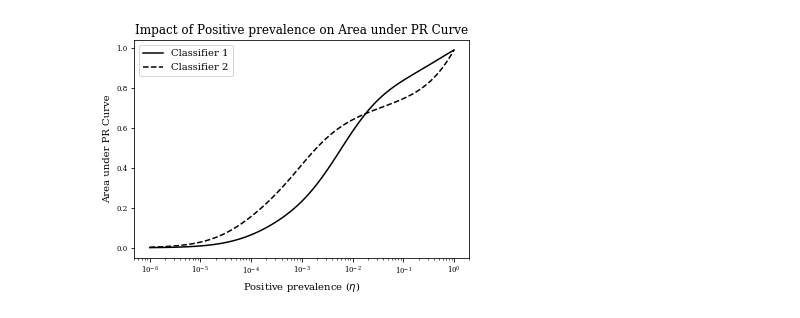
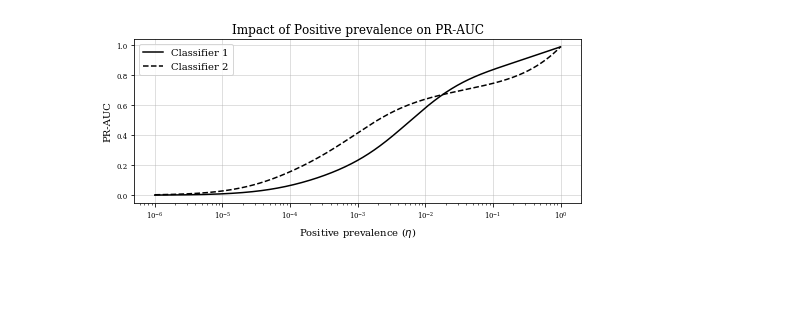
Before and after one commit to CiscoCTA/nci_eval, a Jupyter notebook: notebooks/plot_pr_auc.ipynb, the cells around one changed output. Cells and saved outputs as stored; diff of their text form; code cells hidden in the pictures; blank space fills up the shorter version.

Commit message:
plots and metrics

```diff
--- a/notebooks/plot_pr_auc.ipynb
+++ b/notebooks/plot_pr_auc.ipynb
@@ -98,4 +47,7 @@ def plot_auc_prcurve_positive_priors(cls_one_tprs, cls_one_fprs, cls_two_tprs, c
 # %%
-plot_auc_prcurve_positive_priors(cls_one_tprs, cls_one_fprs, cls_two_tprs, cls_two_fprs, positive_priors=np.logspace(-6, 0, num=100))
+fig = PositivePriorPraucPlot().plot(classifiers_tprs=[cls_one_tprs, cls_two_tprs],
+               classifiers_fprs=[cls_one_fprs, cls_two_fprs],
+               classifiers_names=["Classifier 1", "Classifier 2"],
+               positive_priors=np.logspace(-6, 0, 500))
 # %% [output]
-[figure, old version]
+[figure, new version]
```
Also changed, not shown: parts of 16 cells of this notebook, 2 other files.
